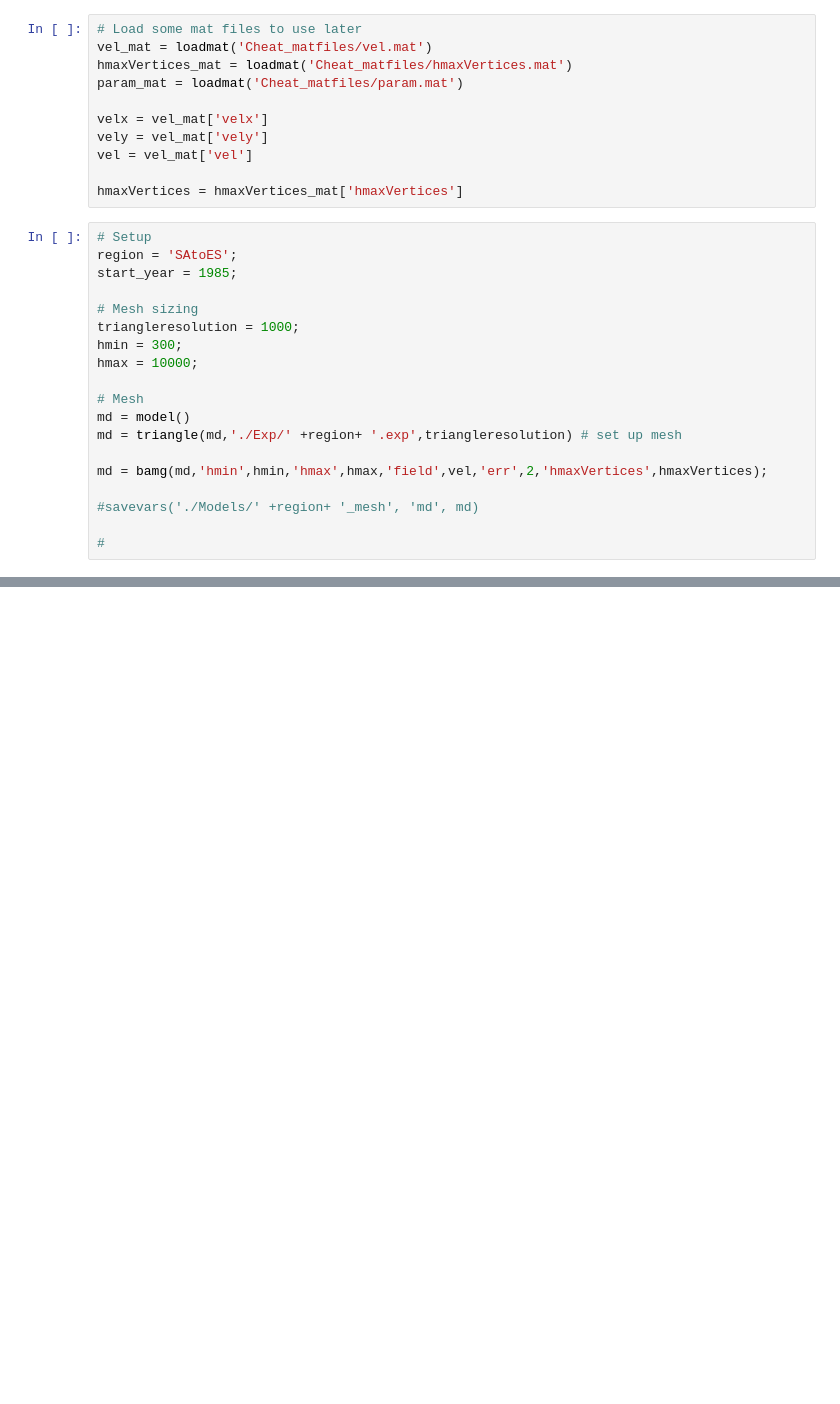
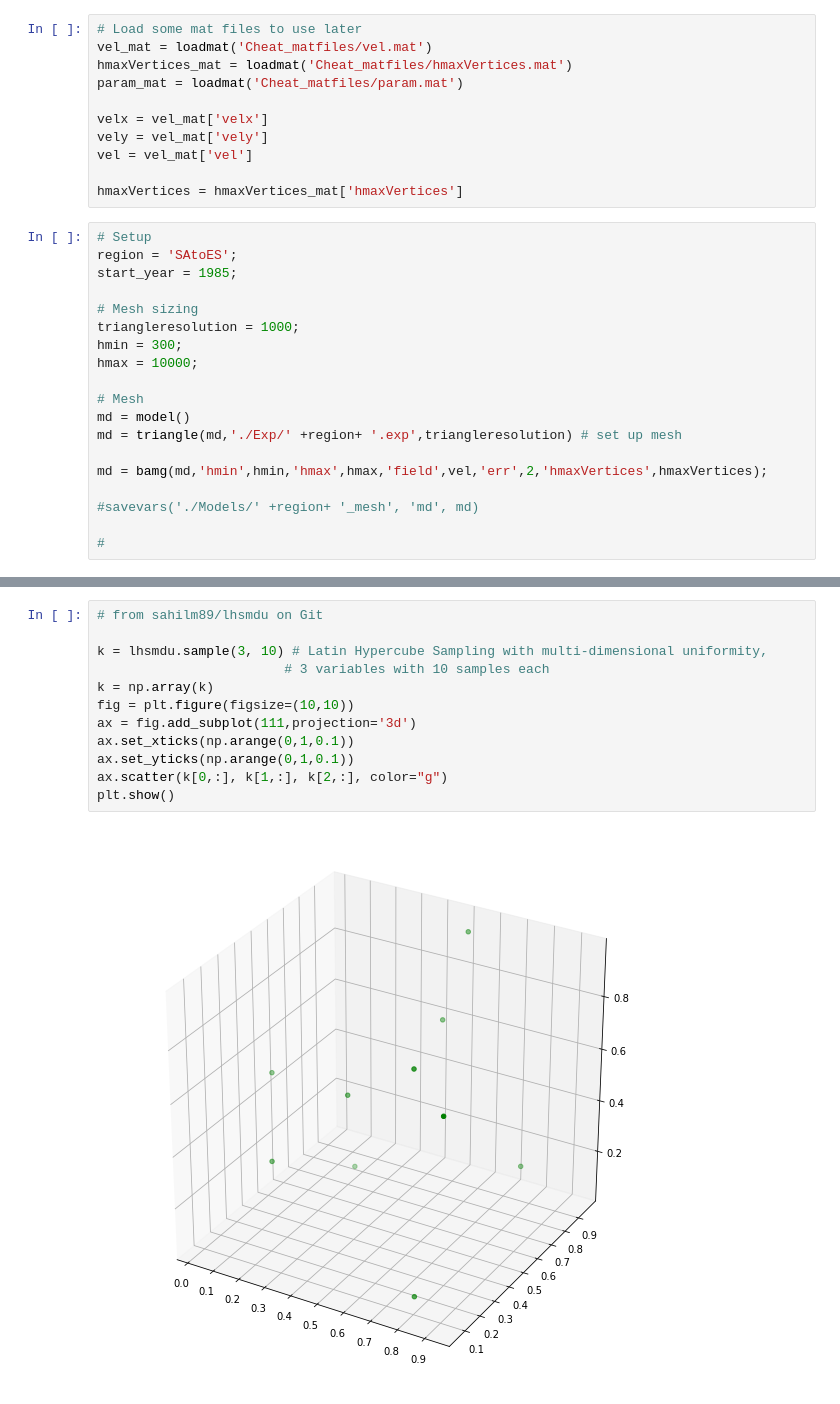
Before and after one commit to dfelikson/GrIS_Outlet_Glacier_Seasonal_dhdt, a Jupyter notebook: runme_terminus_sensitivity.ipynb, the cells around one changed output, grey strips where cells are left out. Saved outputs shown, nothing was run; the diff lists cells and outputs as text; blank space fills up the shorter version.

```diff
--- a/runme_terminus_sensitivity.ipynb
+++ b/runme_terminus_sensitivity.ipynb
@@ -169,0 +206,14 @@ plotmodel(md, 'data', md.friction.coefficient, 'data', md.results.StressbalanceS
+# %%
+# from sahilm89/lhsmdu on Git
+
+k = lhsmdu.sample(3, 10) # Latin Hypercube Sampling with multi-dimensional uniformity,
+                        # 3 variables with 10 samples each
+k = np.array(k)
+fig = plt.figure(figsize=(10,10))
+ax = fig.add_subplot(111,projection='3d')
+ax.set_xticks(np.arange(0,1,0.1))
+ax.set_yticks(np.arange(0,1,0.1))
+ax.scatter(k[0,:], k[1,:], k[2,:], color="g")
+plt.show()
+# %% [output]
+[figure, added]
```
Also changed, not shown: parts of 19 cells of this notebook.
